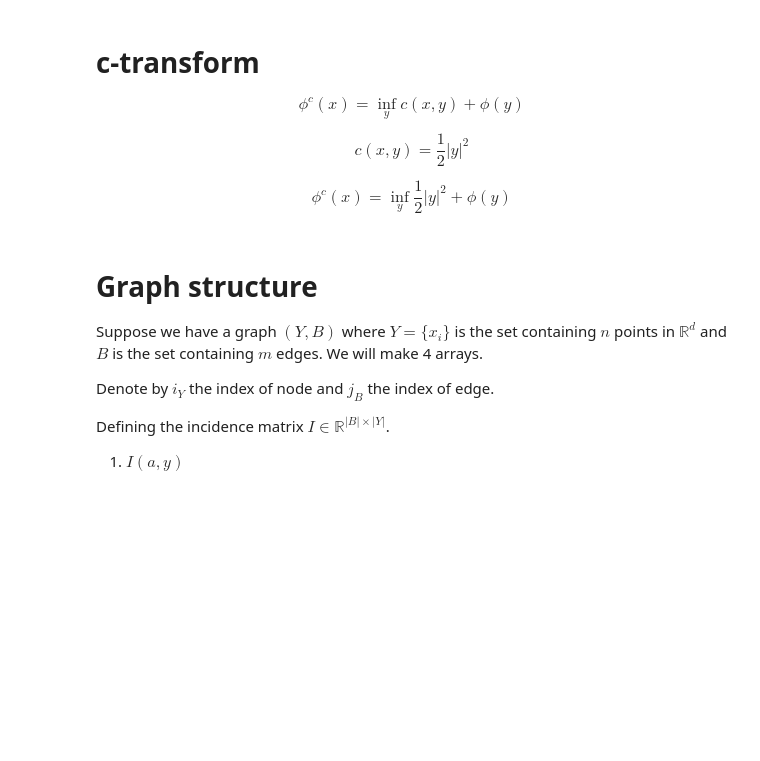
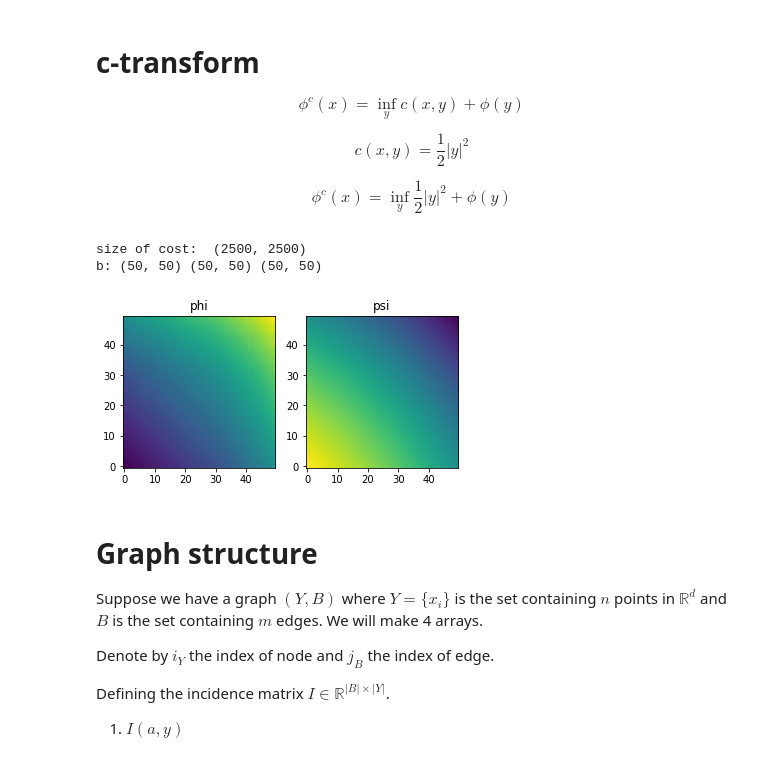
Before and after one commit to wonjunee/screening, a Jupyter notebook: python/screening_graph.ipynb, the cells around one changed output. Saved outputs shown, nothing was run; the diff lists cells and outputs as text; code cells hidden in the pictures; blank space fills up the shorter version.

```diff
--- a/python/screening_graph.ipynb
+++ b/python/screening_graph.ipynb
@@ -140,7 +153,7 @@ from IPython import display
 
 # parameters
 # grid size n x n
-n = 20
+n = 50
 
 # step size for the gradient ascent
 L = 5000
@@ -200,33 +213,37 @@ nu   = torch.from_numpy(nu_np)
 # c_transform_forward(phi, psi, cost)
 
 # fig = plt.figure()
 # ax = fig.add_subplot(121)
 # ax.imshow(phi, origin="lower")
 # ax.set_title("phi")
 # ax = fig.add_subplot(122)
 # ax.imshow(psi, origin="lower")
 # ax.set_title("psi")
 # plt.show()
 
 
 # fig,ax = plt.subplots(1,2,figsize=(10,5))
 
 # sc.approx_push_cpp(nu_np, psi_np, phi_np, cost_np, epsilon, dx, dy, yMax)
 # ax[0].imshow(nu_np, origin='lower')
 # ax[0].set_title(f"sum: {np.sum(nu_np)*dy*dy}")
 
 # approx_push(nu, psi, phi, cost, epsilon, dx, dy, yMax)
 # ax[1].imshow(nu, origin='lower')
 # ax[1].set_title(f"sum: {torch.sum(nu)*dy*dy}")
 # plt.show()
 
 u = np.zeros((n,n))
 
 if cuda:
   phi  = phi.cuda()
   psi  = psi.cuda()
   cost = cost.cuda()
   nu   = nu.cuda()
+# %% [output]
+size of cost:  (2500, 2500)
+b: (50, 50) (50, 50) (50, 50)
+[figure, added]
 # %% [markdown]
 # Graph structure
 
```
Also changed, not shown: parts of 11 cells of this notebook.
